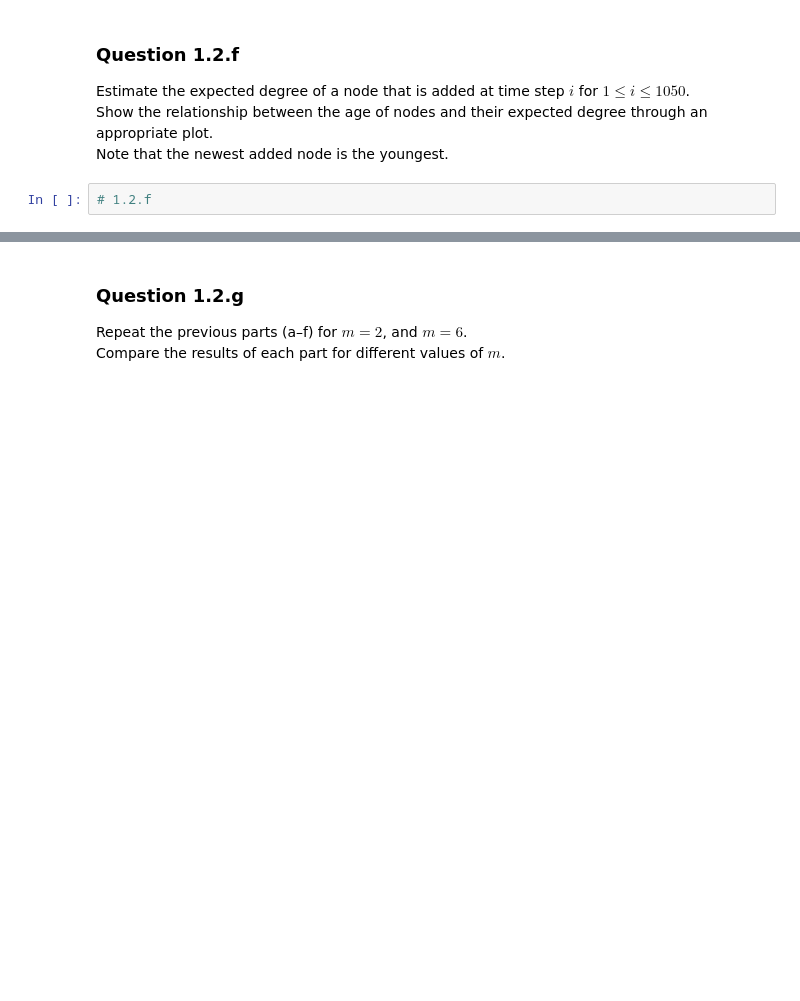
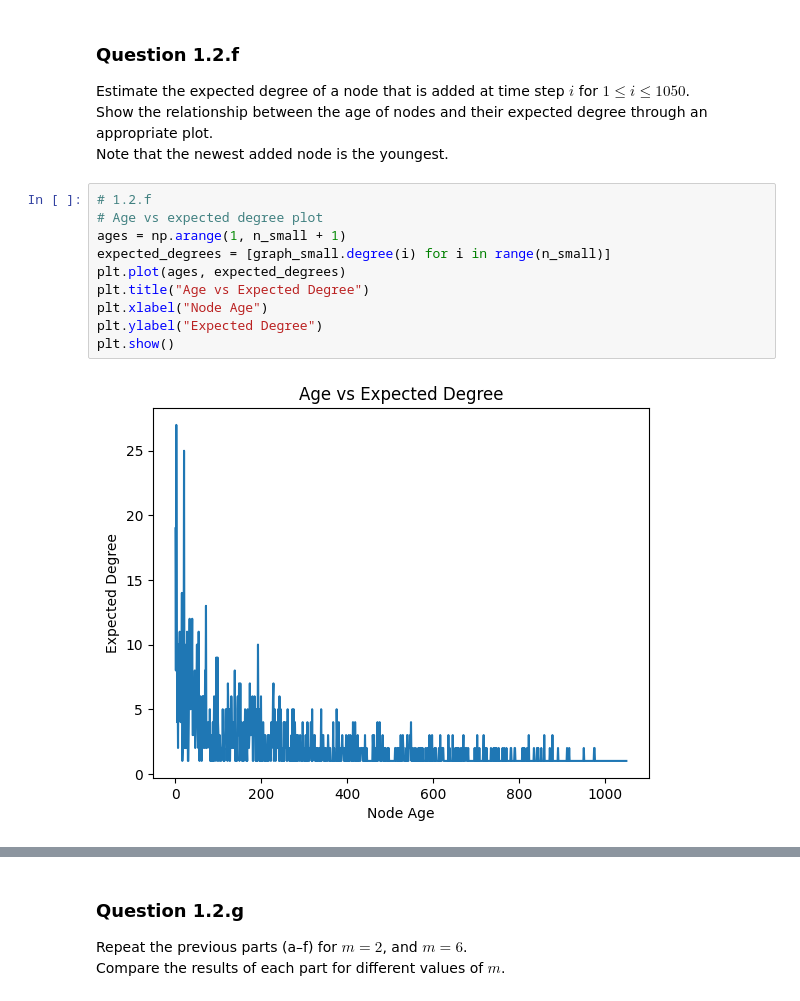
Before and after one commit to kbaseba/232E, a Jupyter notebook: Project_1/ECE232E_Project1_606539982_106405230_106303745.ipynb, the cells around one changed output, grey strips where cells are left out. Saved outputs shown, nothing was run; the diff lists cells and outputs as text; blank space fills up the shorter version.

```diff
--- a/Project_1/ECE232E_Project1_606539982_106405230_106303745.ipynb
+++ b/Project_1/ECE232E_Project1_606539982_106405230_106303745.ipynb
@@ -577,5 +577,15 @@ Comparing the results to the overall degree distributions (from part d), it appe
 Estimate the expected degree of a node that is added at time step $i$ for $1 \leq i \leq 1050$.
 Show the relationship between the age of nodes and their expected degree through an appropriate plot.
 Note that the newest added node is the youngest.
-# %%
-# 1.2.f
+# %%
+# 1.2.f
+# Age vs expected degree plot
+ages = np.arange(1, n_small + 1)
+expected_degrees = [graph_small.degree(i) for i in range(n_small)]
+plt.plot(ages, expected_degrees)
+plt.title("Age vs Expected Degree")
+plt.xlabel("Node Age")
+plt.ylabel("Expected Degree")
+plt.show()
+# %% [output]
+[figure, added]
```
Also changed, not shown: parts of 20 cells of this notebook.
